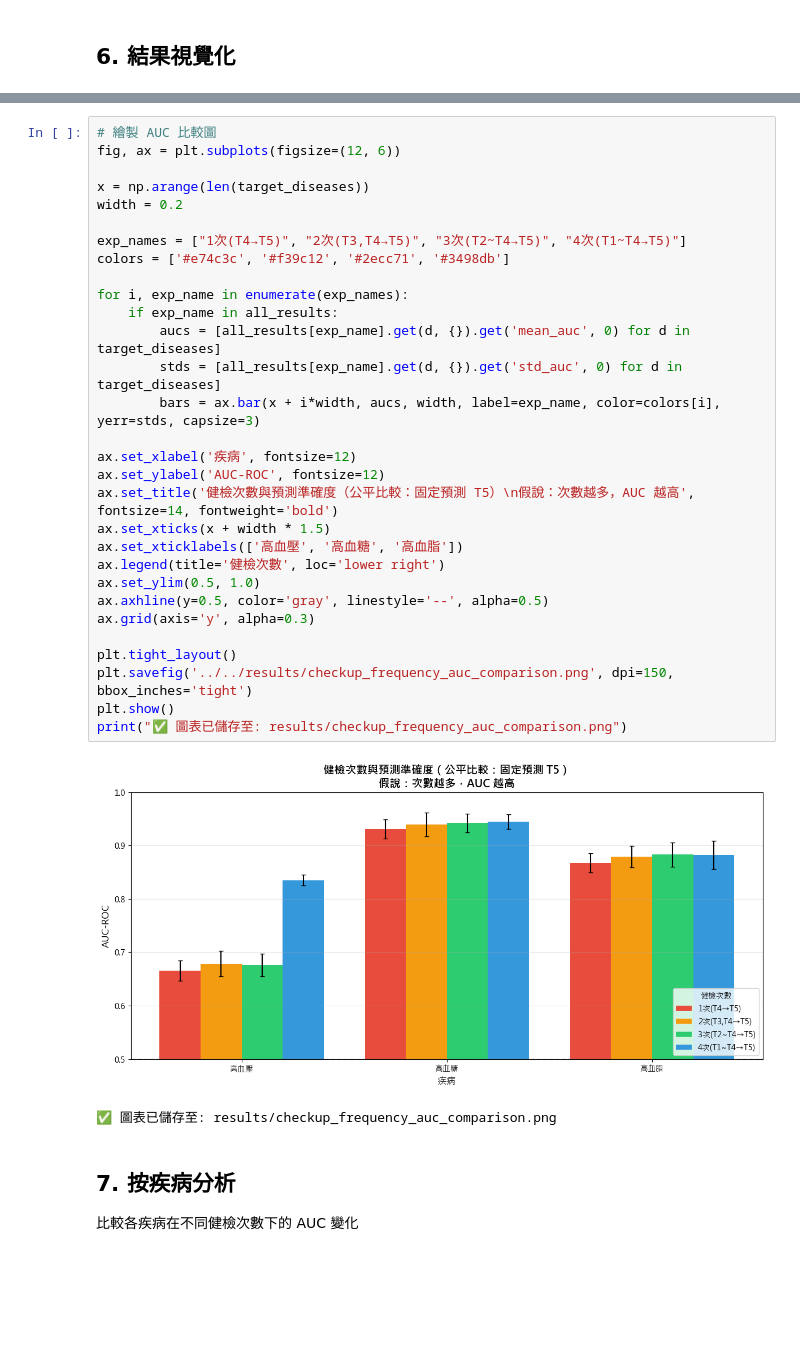
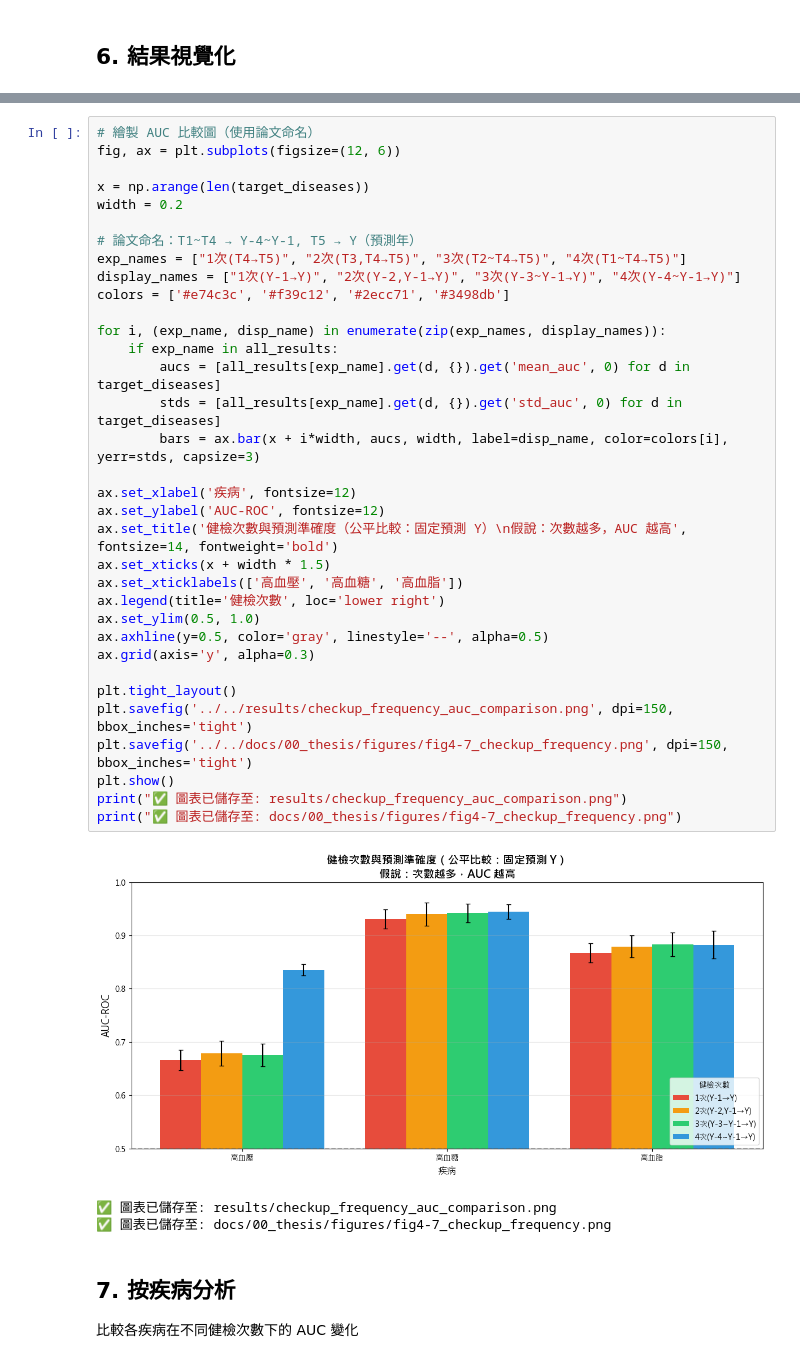
Before and after one commit to joechiboo/RiskPrediction-3H, a Jupyter notebook: notebooks/experiments/14_Checkup_Frequency_Experiment.ipynb, the cells around one changed output, grey strips where cells are left out. Saved outputs shown, nothing was run; the diff lists cells and outputs as text; blank space fills up the shorter version.

```diff
--- a/notebooks/experiments/14_Checkup_Frequency_Experiment.ipynb
+++ b/notebooks/experiments/14_Checkup_Frequency_Experiment.ipynb
@@ -315,37 +315,42 @@ display(df_results.pivot(index='Disease', columns='Experiment', values='AUC').ro
 | hypertension | 0.666 | 0.679 | 0.676 | 0.835 |
 # %%
-# 繪製 AUC 比較圖
+# 繪製 AUC 比較圖（使用論文命名）
 fig, ax = plt.subplots(figsize=(12, 6))
 
 x = np.arange(len(target_diseases))
 width = 0.2
 
+# 論文命名：T1~T4 → Y-4~Y-1, T5 → Y（預測年）
 exp_names = ["1次(T4→T5)", "2次(T3,T4→T5)", "3次(T2~T4→T5)", "4次(T1~T4→T5)"]
+display_names = ["1次(Y-1→Y)", "2次(Y-2,Y-1→Y)", "3次(Y-3~Y-1→Y)", "4次(Y-4~Y-1→Y)"]
 colors = ['#e74c3c', '#f39c12', '#2ecc71', '#3498db']
 
-for i, exp_name in enumerate(exp_names):
+for i, (exp_name, disp_name) in enumerate(zip(exp_names, display_names)):
     if exp_name in all_results:
         aucs = [all_results[exp_name].get(d, {}).get('mean_auc', 0) for d in target_diseases]
         stds = [all_results[exp_name].get(d, {}).get('std_auc', 0) for d in target_diseases]
-        bars = ax.bar(x + i*width, aucs, width, label=exp_name, color=colors[i], yerr=stds, capsize=3)
+        bars = ax.bar(x + i*width, aucs, width, label=disp_name, color=colors[i], yerr=stds, capsize=3)
 
 ax.set_xlabel('疾病', fontsize=12)
 ax.set_ylabel('AUC-ROC', fontsize=12)
-ax.set_title('健檢次數與預測準確度（公平比較：固定預測 T5）\n假說：次數越多，AUC 越高', fontsize=14, fontweight='bold')
+ax.set_title('健檢次數與預測準確度（公平比較：固定預測 Y）\n假說：次數越多，AUC 越高', fontsize=14, fontweight='bold')
 ax.set_xticks(x + width * 1.5)
 ax.set_xticklabels(['高血壓', '高血糖', '高血脂'])
 ax.legend(title='健檢次數', loc='lower right')
 ax.set_ylim(0.5, 1.0)
 ax.axhline(y=0.5, color='gray', linestyle='--', alpha=0.5)
 ax.grid(axis='y', alpha=0.3)
 
 plt.tight_layout()
 plt.savefig('../../results/checkup_frequency_auc_comparison.png', dpi=150, bbox_inches='tight')
+plt.savefig('../../docs/00_thesis/figures/fig4-7_checkup_frequency.png', dpi=150, bbox_inches='tight')
 plt.show()
 print("✅ 圖表已儲存至: results/checkup_frequency_auc_comparison.png")
+print("✅ 圖表已儲存至: docs/00_thesis/figures/fig4-7_checkup_frequency.png")
 # %% [output]
-[figure, old version]
+[figure, new version]
 ✅ 圖表已儲存至: results/checkup_frequency_auc_comparison.png
+✅ 圖表已儲存至: docs/00_thesis/figures/fig4-7_checkup_frequency.png
 # %% [markdown]
 ## 7. 按疾病分析
 
```
Also changed, not shown: parts of 1 cell of this notebook, 11 other files.
